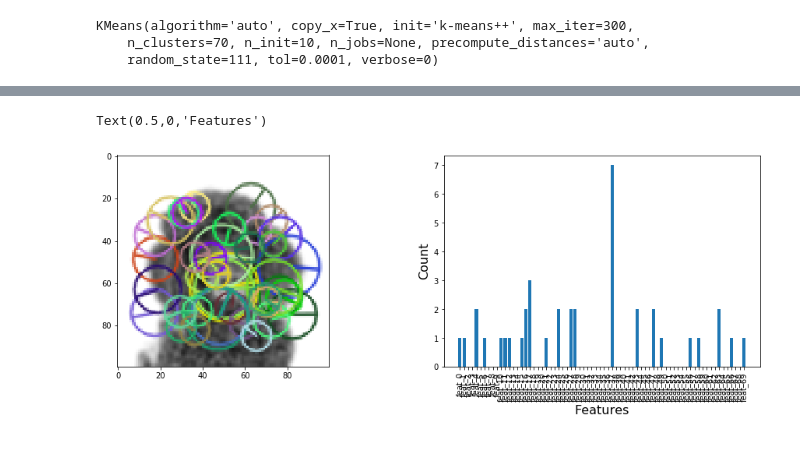
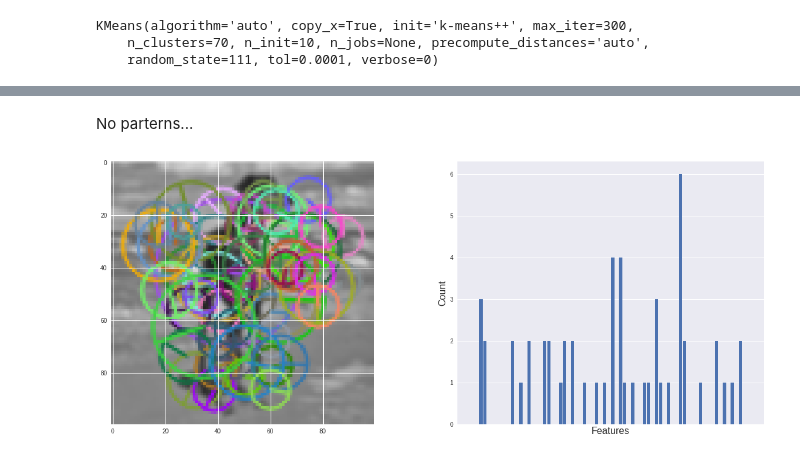
Before and after one commit to Umercia/computer_vision, a Jupyter notebook: image_recognition.ipynb, the cells around one changed output, grey strips where cells are left out. Saved outputs shown, nothing was run; the diff lists cells and outputs as text; code cells hidden in the pictures.

```diff
--- a/image_recognition.ipynb
+++ b/image_recognition.ipynb
@@ -49,7 +100,7 @@ def create_training_data(path, img_resize=None):
     return training_data
 # %%
 # importing
-path = "./images/"
+path = "/content/gdrive/My Drive/Colab Notebooks/computer_vision/images/"
 training_data = create_training_data(path)
 print("{} pictures imported".format(len(training_data)))
 
@@ -570,0 +191,18 @@ plt.show()
+# %%
+# ZCA Whitening
+
+# formating: reshape to a Nx10000 matrix
+X_gray = X_gray.reshape(-1, IMG_SIZE*IMG_SIZE)
+
+# compute the covariance of the image data
+cov = np.cov(X_gray, rowvar=True)     # cov is (N, N)
+
+# singular value decomposition
+U,S,V = np.linalg.svd(cov)        # U is (N, N), S is (N,)
+
+# build the ZCA matrix
+epsilon = 1e-5
+zca_matrix = np.dot(U, np.dot(np.diag(1.0/np.sqrt(S + epsilon)), U.T))  # (N,N)
+
+# transform the image data
+X_zca = np.dot(zca_matrix, X_gray)     # X_zca is (N, 3072)
@@ -570,0 +426,2 @@ plt.show()
+# %%
+surf_keypoints_all, surf_descriptors_all, surf_img_descriptor_idx = compute_descriptors(X_gray, "surf")
@@ -642,25 +563,28 @@ sns.heatmap(tf.loc[0:100,:])
+# %% [markdown]
+No parterns...
 # %%
-idx=2
+# plot of feature histogram on one picture
+idx=1
 
 #inputs
-gray = X[idx,:].reshape((IMG_SIZE,IMG_SIZE))
+gray = X_gray[idx,:].reshape((IMG_SIZE,IMG_SIZE))
 idx_selection = surf_img_descriptor_idx[idx]  # selection of descriptor's idx for this image
 
 # plots
-plt.figure(figsize=(16,5))
+plt.figure(figsize=(20,8))
 
 plt.subplot(1,2,1)
 img = cv2.drawKeypoints(image=gray,
                         keypoints=surf_keypoints_all[idx],
                         outImage=np.array([]),
                         flags=cv2.DRAW_MATCHES_FLAGS_DRAW_RICH_KEYPOINTS)
 plt.imshow(img, cmap="gray")
 
 plt.subplot(1,2,2)
 plt.bar(x=tf.columns, height=tf.loc[idx,:])
-plt.xticks(rotation=90)
+plt.xticks([])
 plt.ylabel("Count", size=16)
 plt.xlabel("Features", size=16)
+plt.show();
 # %% [output]
-Text(0.5,0,'Features')
-[figure, old version]
+[figure, new version]
```
Also changed, not shown: parts of 103 cells of this notebook, 8 other files.
